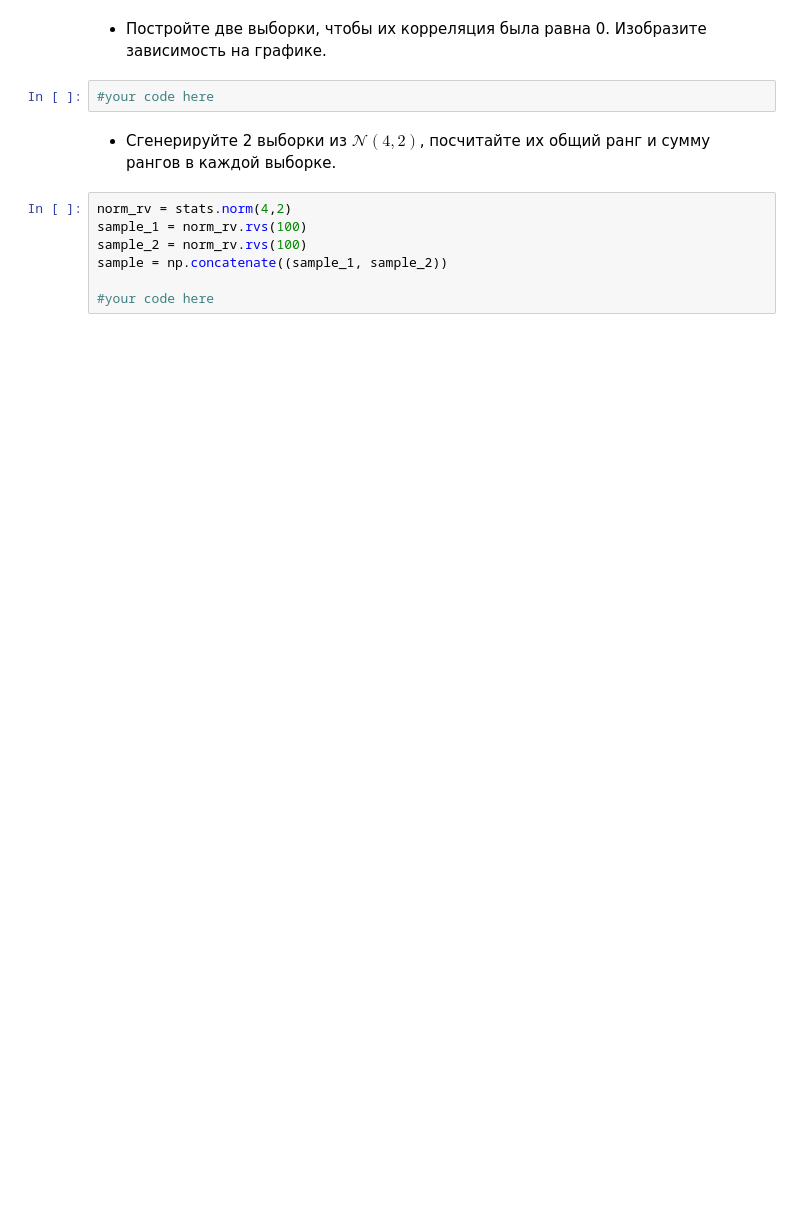
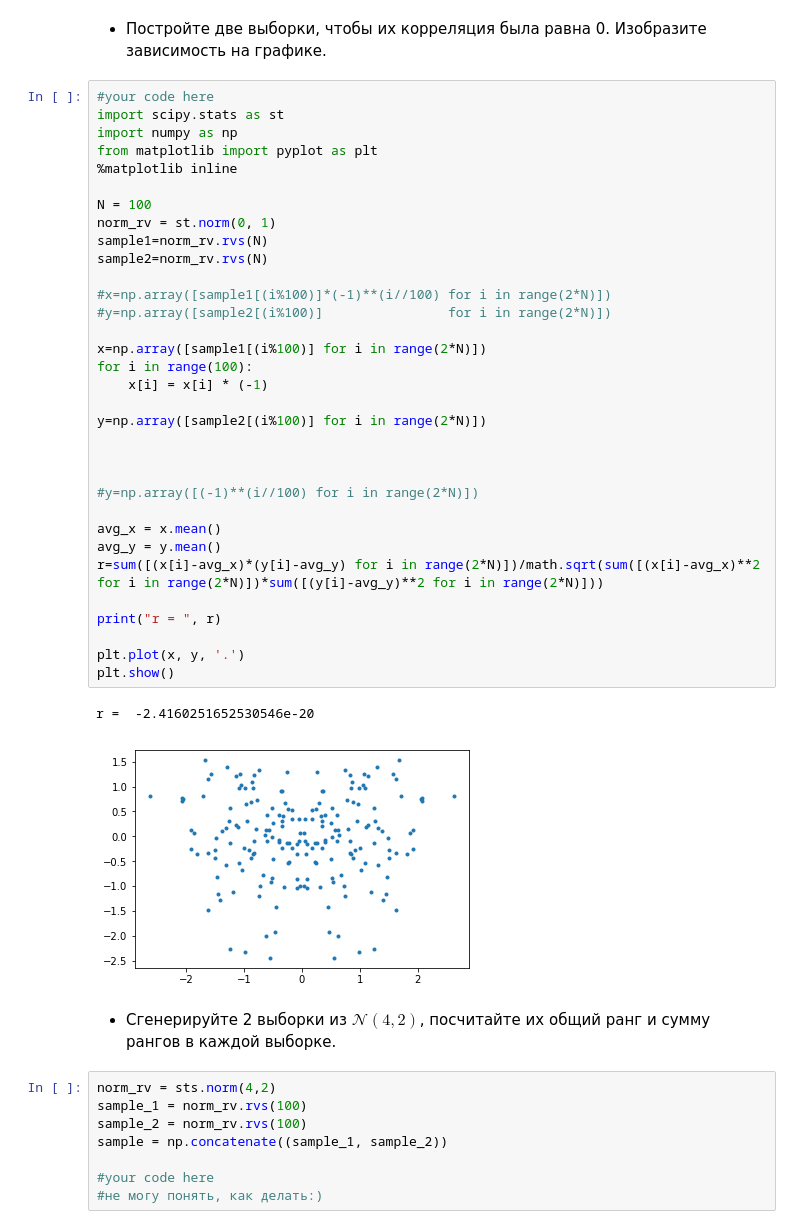
Before and after one commit to elenakharlanchuk/HW_DS-5, a Jupyter notebook: Python/BigBangTheory/hw3.ipynb, the cells around one changed output. Drawn from its saved outputs; the diff is of its cells as text; blank space fills up the shorter version.

```diff
--- a/Python/BigBangTheory/hw3.ipynb
+++ b/Python/BigBangTheory/hw3.ipynb
@@ -450,13 +524,48 @@ print((ppf_95-ppf_5)*sigma2)
 # %% [markdown]
 - Постройте две выборки, чтобы их корреляция была равна 0. Изобразите зависимость на графике.
-# %%
-#your code here
+# %%
+#your code here
+import scipy.stats as st
+import numpy as np
+from matplotlib import pyplot as plt
+%matplotlib inline
+
+N = 100
+norm_rv = st.norm(0, 1)
+sample1=norm_rv.rvs(N)
+sample2=norm_rv.rvs(N)
+
+#x=np.array([sample1[(i%100)]*(-1)**(i//100) for i in range(2*N)])
+#y=np.array([sample2[(i%100)]                for i in range(2*N)])
+
+x=np.array([sample1[(i%100)] for i in range(2*N)])
+for i in range(100):
+    x[i] = x[i] * (-1)
+
+y=np.array([sample2[(i%100)] for i in range(2*N)])
+
+
+
+#y=np.array([(-1)**(i//100) for i in range(2*N)])
+
+avg_x = x.mean()
+avg_y = y.mean()
+r=sum([(x[i]-avg_x)*(y[i]-avg_y) for i in range(2*N)])/math.sqrt(sum([(x[i]-avg_x)**2 for i in range(2*N)])*sum([(y[i]-avg_y)**2 for i in range(2*N)]))
+
+print("r = ", r)
+
+plt.plot(x, y, '.')
+plt.show()
+# %% [output]
+r =  -2.4160251652530546e-20
+[figure, added]
 # %% [markdown]
 - Сгенерируйте 2 выборки из $\mathcal{N}(4,2)$, посчитайте их общий ранг и сумму рангов в каждой выборке.
 # %%
-norm_rv = stats.norm(4,2)
+norm_rv = sts.norm(4,2)
 sample_1 = norm_rv.rvs(100)
 sample_2 = norm_rv.rvs(100)
 sample = np.concatenate((sample_1, sample_2))
 
 #your code here
+#не могу понять, как делать:)
```
Also changed, not shown: parts of 15 cells of this notebook.
